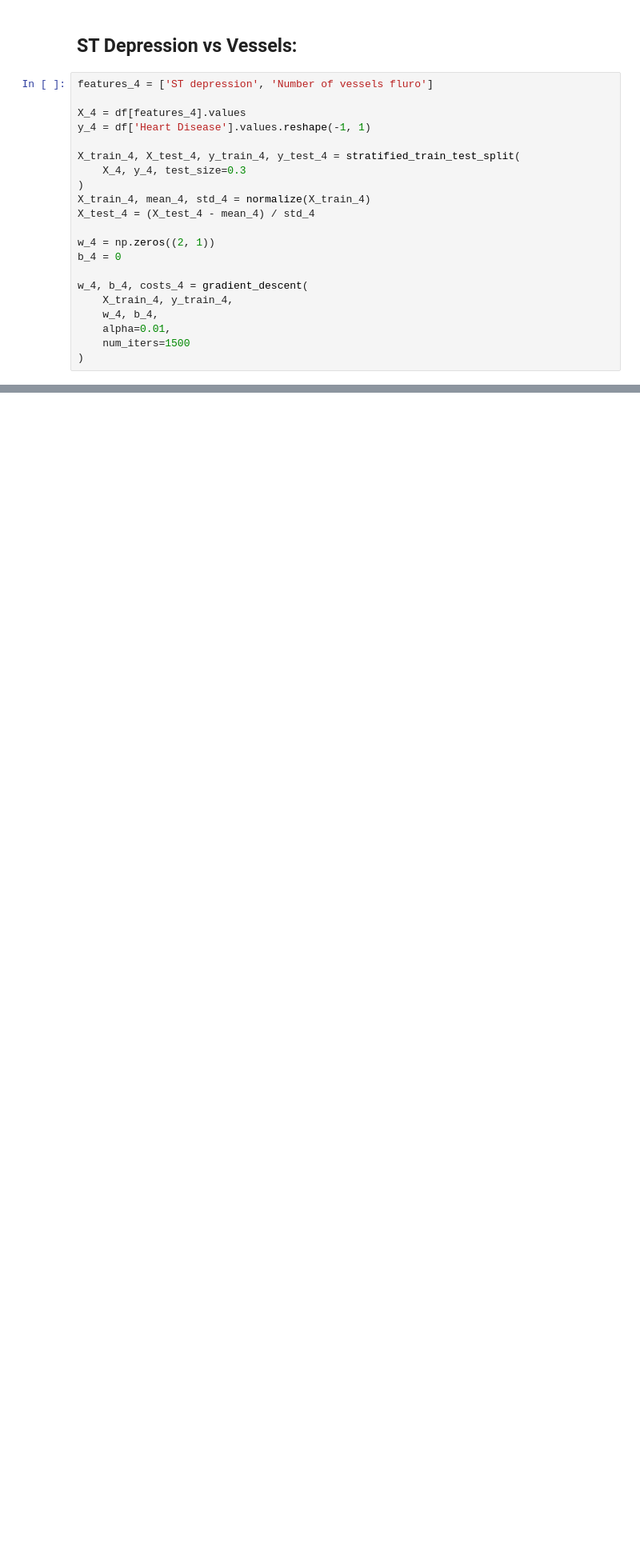
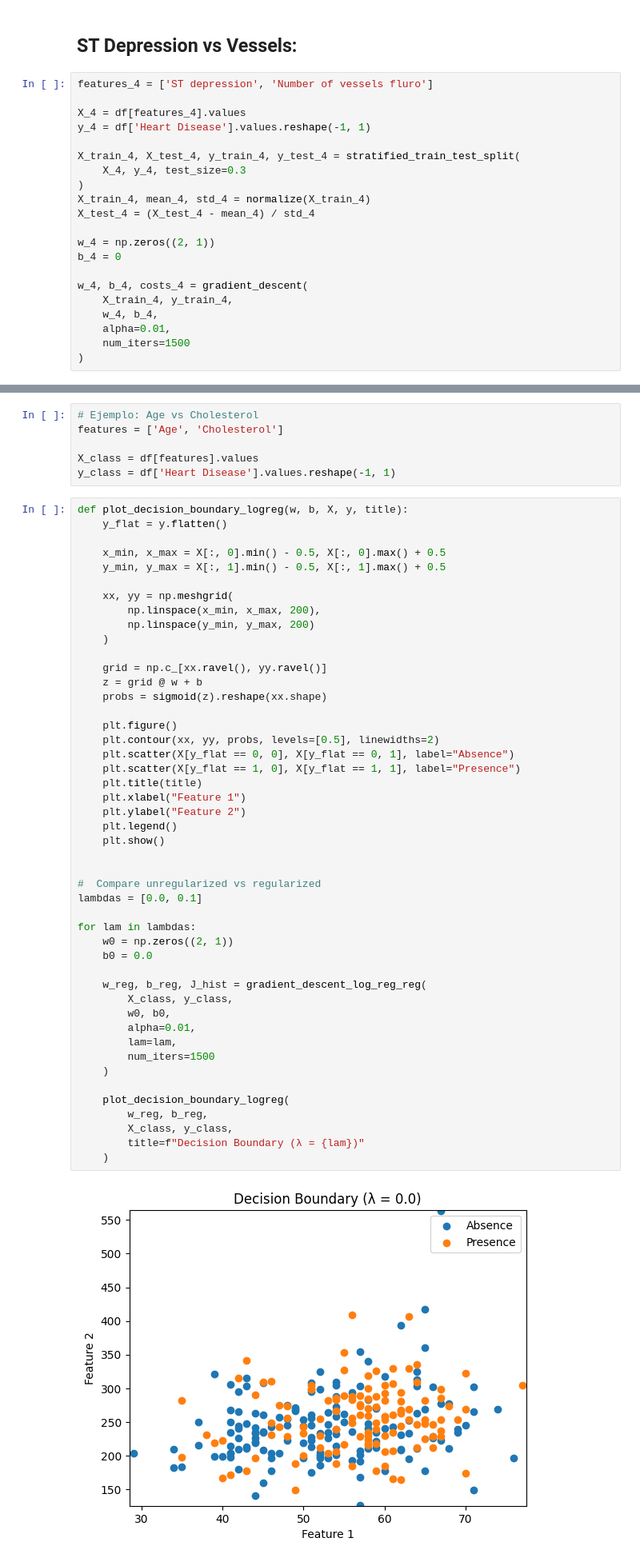
Before and after one commit to andrescalderonr/Heart-Disease-Risk-Prediction, a Jupyter notebook: heart_disease_lr_analysis.ipynb, the cells around one changed output, grey strips where cells are left out. Shown at 80% size. Saved outputs shown, nothing was run; the diff lists cells and outputs as text; blank space fills up the shorter version.

```diff
--- a/heart_disease_lr_analysis.ipynb
+++ b/heart_disease_lr_analysis.ipynb
@@ -454,0 +602,55 @@ plt.show()
+# %%
+# Ejemplo: Age vs Cholesterol
+features = ['Age', 'Cholesterol']
+
+X_class = df[features].values
+y_class = df['Heart Disease'].values.reshape(-1, 1)
+# %%
+def plot_decision_boundary_logreg(w, b, X, y, title):
+    y_flat = y.flatten()
+
+    x_min, x_max = X[:, 0].min() - 0.5, X[:, 0].max() + 0.5
+    y_min, y_max = X[:, 1].min() - 0.5, X[:, 1].max() + 0.5
+
+    xx, yy = np.meshgrid(
+        np.linspace(x_min, x_max, 200),
+        np.linspace(y_min, y_max, 200)
+    )
+
+    grid = np.c_[xx.ravel(), yy.ravel()]
+    z = grid @ w + b
+    probs = sigmoid(z).reshape(xx.shape)
+
+    plt.figure()
+    plt.contour(xx, yy, probs, levels=[0.5], linewidths=2)
+    plt.scatter(X[y_flat == 0, 0], X[y_flat == 0, 1], label="Absence")
+    plt.scatter(X[y_flat == 1, 0], X[y_flat == 1, 1], label="Presence")
+    plt.title(title)
+    plt.xlabel("Feature 1")
+    plt.ylabel("Feature 2")
+    plt.legend()
+    plt.show()
+
+
+#  Compare unregularized vs regularized
+lambdas = [0.0, 0.1]
+
+for lam in lambdas:
+    w0 = np.zeros((2, 1))
+    b0 = 0.0
+
+    w_reg, b_reg, J_hist = gradient_descent_log_reg_reg(
+        X_class, y_class,
+        w0, b0,
+        alpha=0.01,
+        lam=lam,
+        num_iters=1500
+    )
+
+    plot_decision_boundary_logreg(
+        w_reg, b_reg,
+        X_class, y_class,
+        title=f"Decision Boundary (λ = {lam})"
+    )
+# %% [output]
+[figure, added]
```
Also changed, not shown: parts of 10 cells of this notebook.
